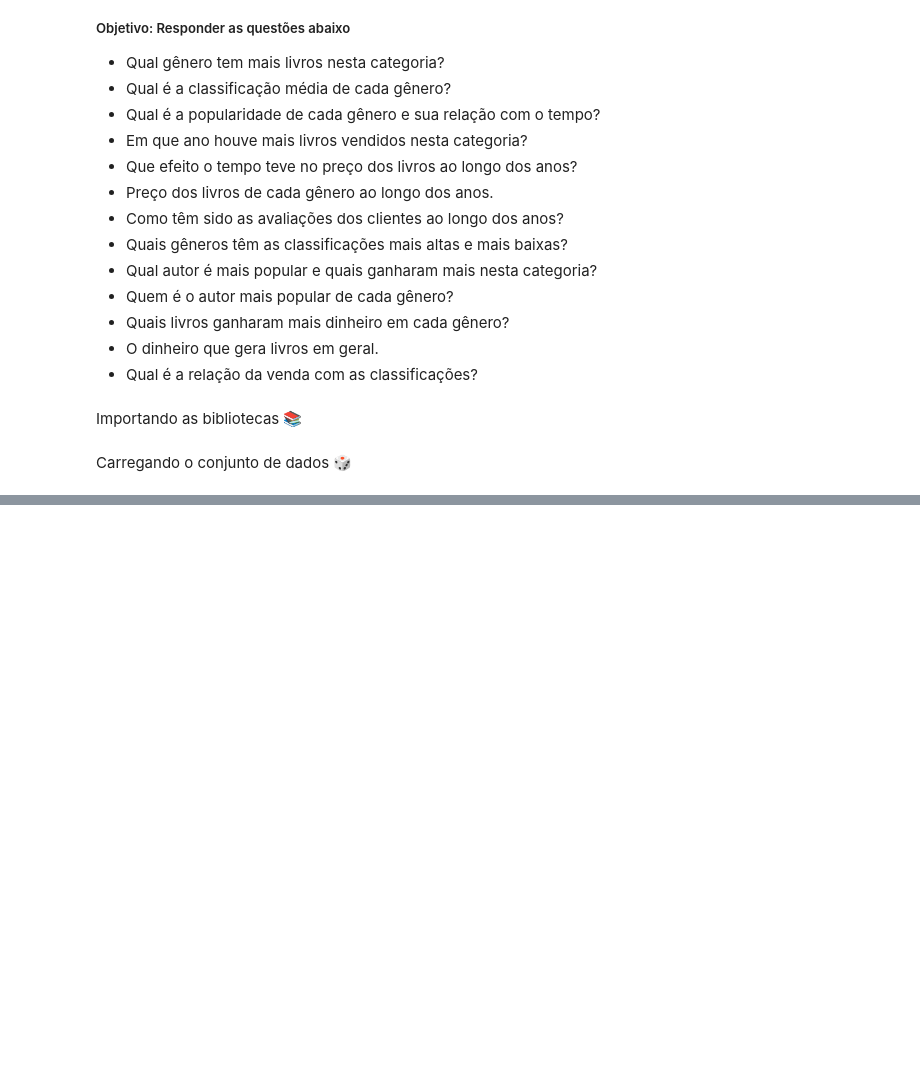
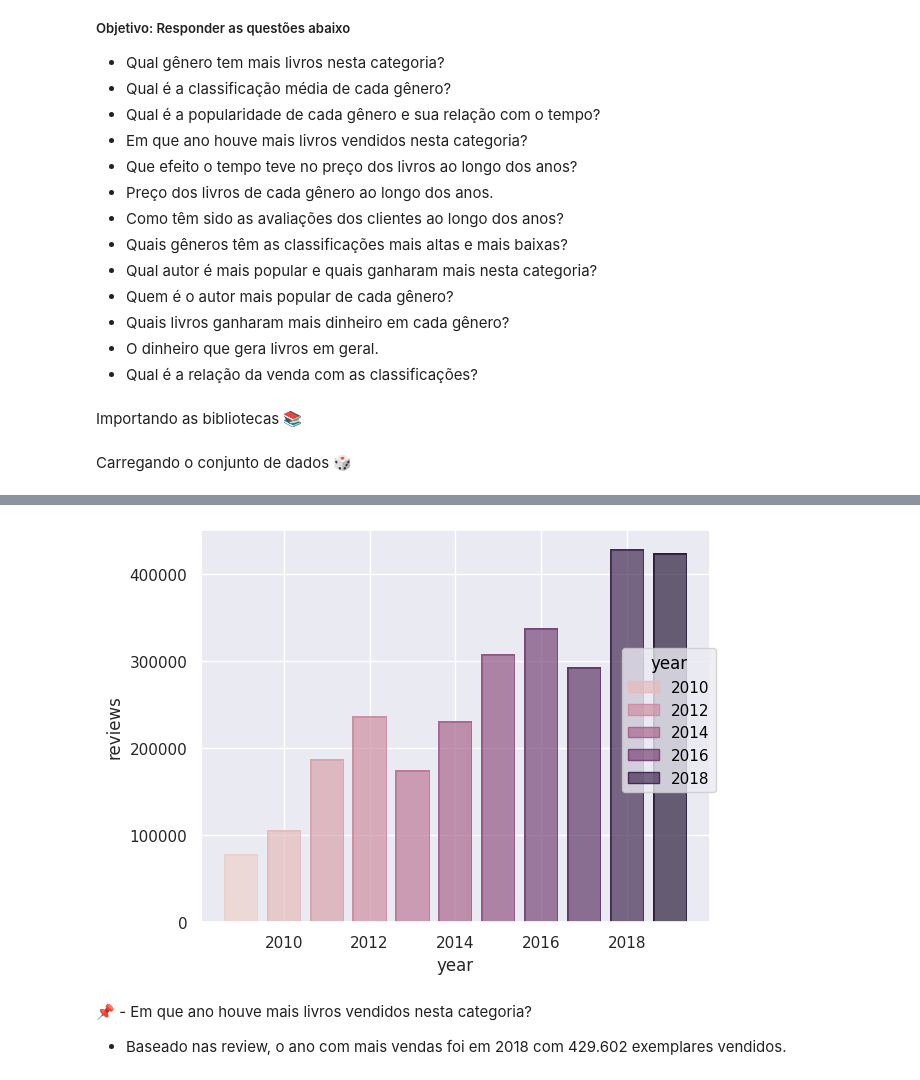
Before and after one commit to dzpoke/Amazon_Bestselling, a Jupyter notebook: bestsellers.ipynb, the cells around one changed output, grey strips where cells are left out. Drawn from its saved outputs; the diff is of its cells as text; code cells hidden in the pictures; blank space fills up the shorter version.

```diff
--- a/bestsellers.ipynb
+++ b/bestsellers.ipynb
@@ -104,0 +129,17 @@ plt.show()
+# %%
+import seaborn.objects as so
+
+df_filtro_no_fiction = df_bestsellers[df_bestsellers['genre'] == 'Non Fiction']
+df_grouped = df_filtro_no_fiction.groupby('year', as_index=False)['reviews'].sum()
+
+plot = (
+    so.Plot(df_grouped, x="year", y='reviews', color="year")
+    .add(so.Bar())
+)
+
+plot.show()
+# %% [output]
+[figure, added]
+# %% [markdown]
+📌 - Em que ano houve mais livros vendidos nesta categoria?
+- Baseado nas review, o ano com mais vendas foi em 2018 com 429.602 exemplares vendidos.
```
Also changed, not shown: parts of 13 cells of this notebook.
